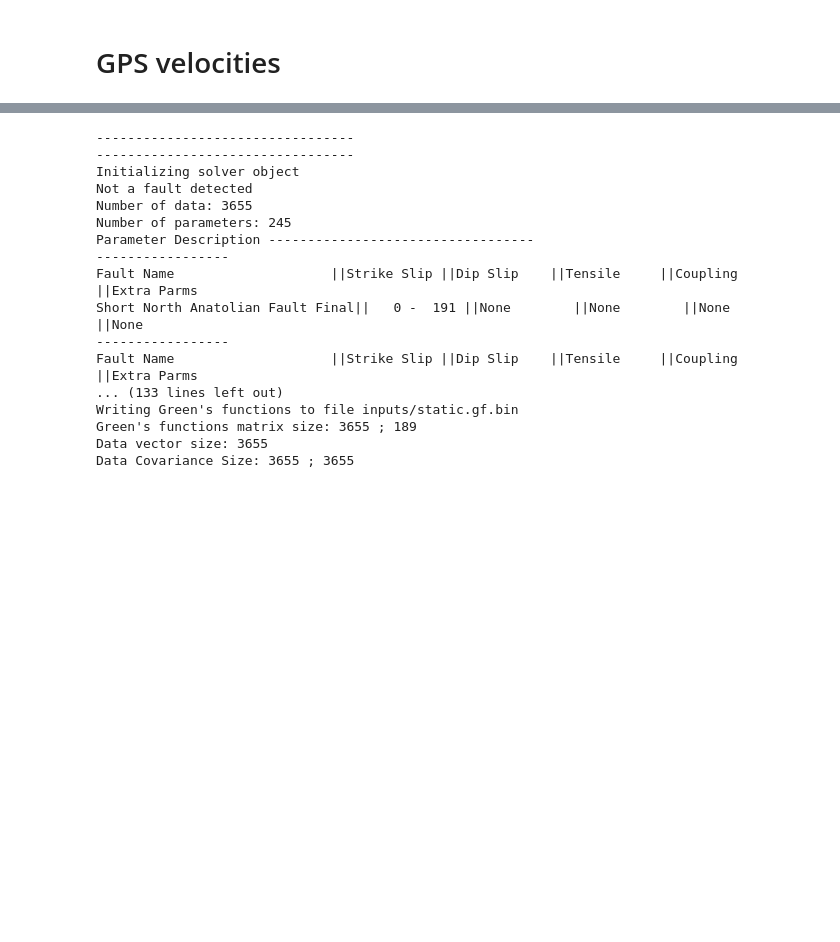
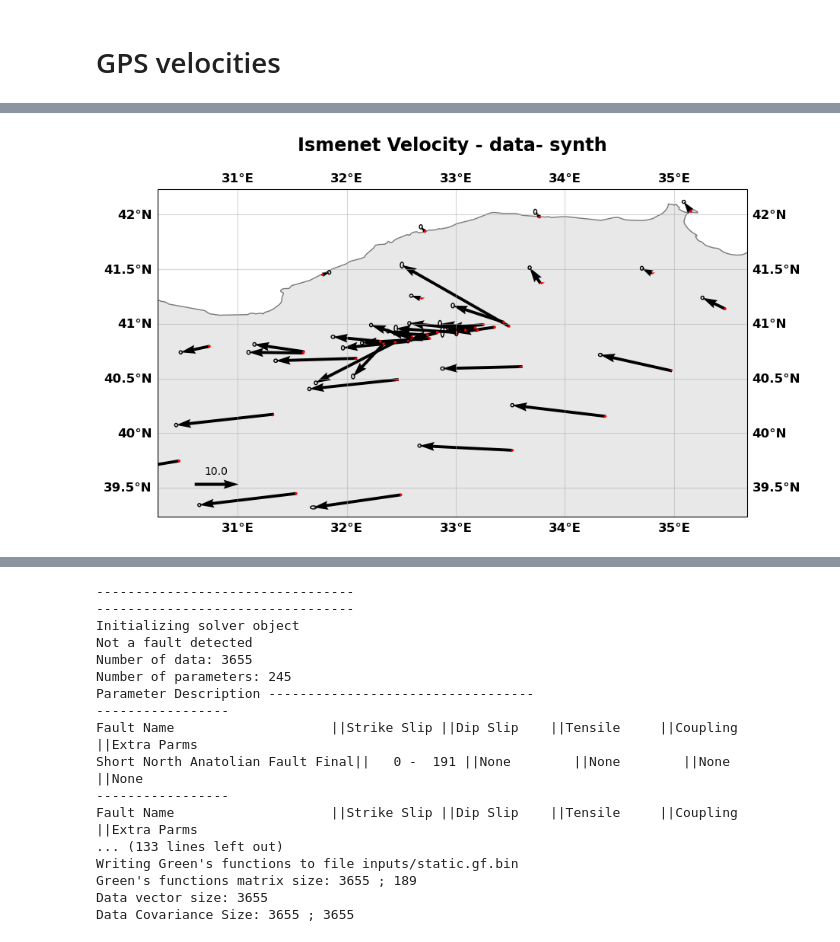
Before and after one commit to jolivetr/csi, a Jupyter notebook: notebooks/tutoInversionCreep.ipynb, the cells around one changed output, grey strips where cells are left out. Saved outputs shown, nothing was run; the diff lists cells and outputs as text; code cells hidden in the pictures; blank space fills up the shorter version.

```diff
--- a/notebooks/tutoInversionCreep.ipynb
+++ b/notebooks/tutoInversionCreep.ipynb
@@ -353,0 +275,6 @@ Dealing with data Surface Slip Track 167
+# %%
+deep.slip[:,0] = 20.
+ismenet.buildsynth(deep, direction='s')
+ismenet.plot(data=['data', 'synth'], color=['k', 'r'], scale=25., figsize=(10,10))
+# %% [output]
+[figure, added]
```
Also changed, not shown: parts of 33 cells of this notebook, 13 other files.
